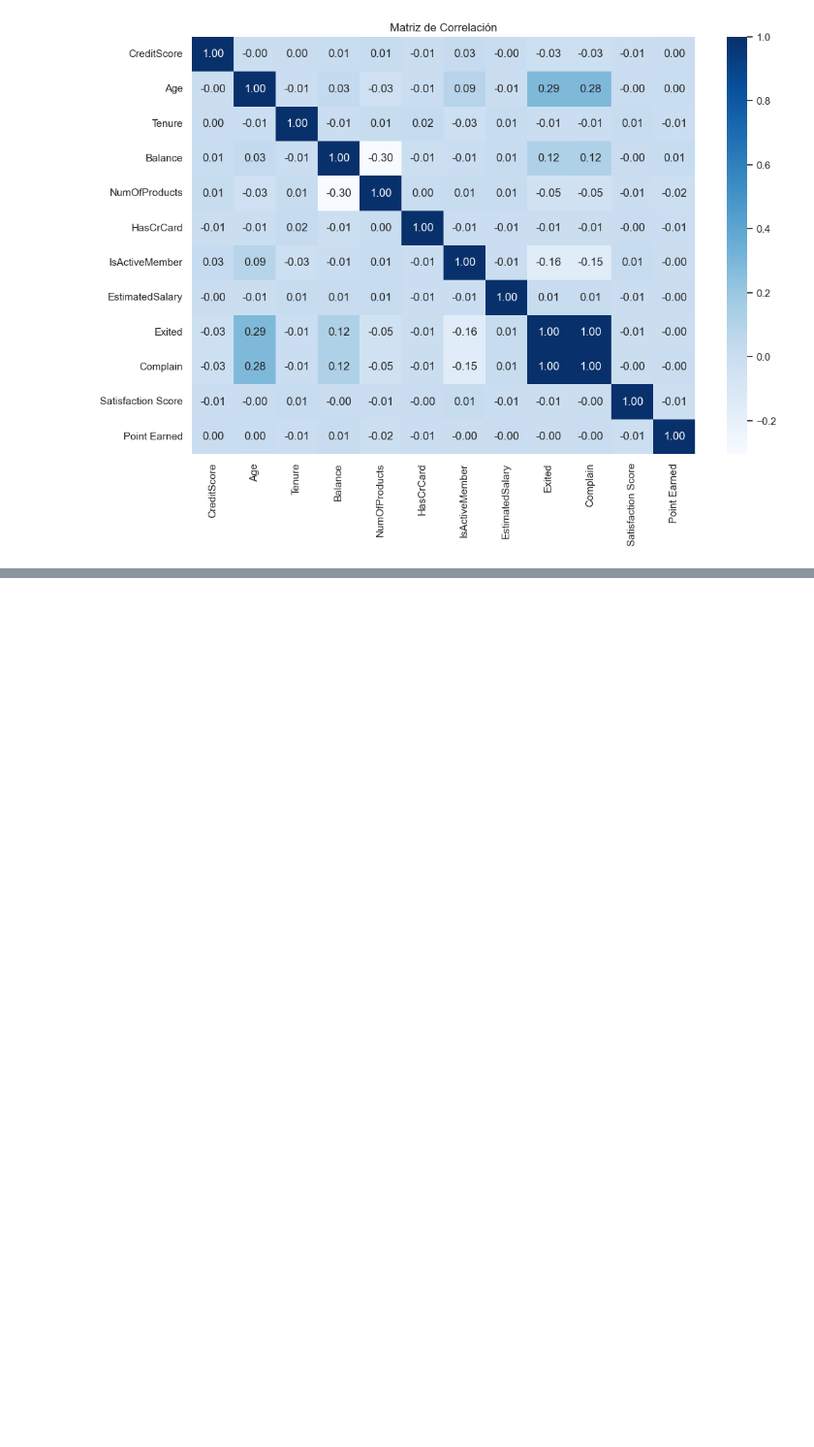
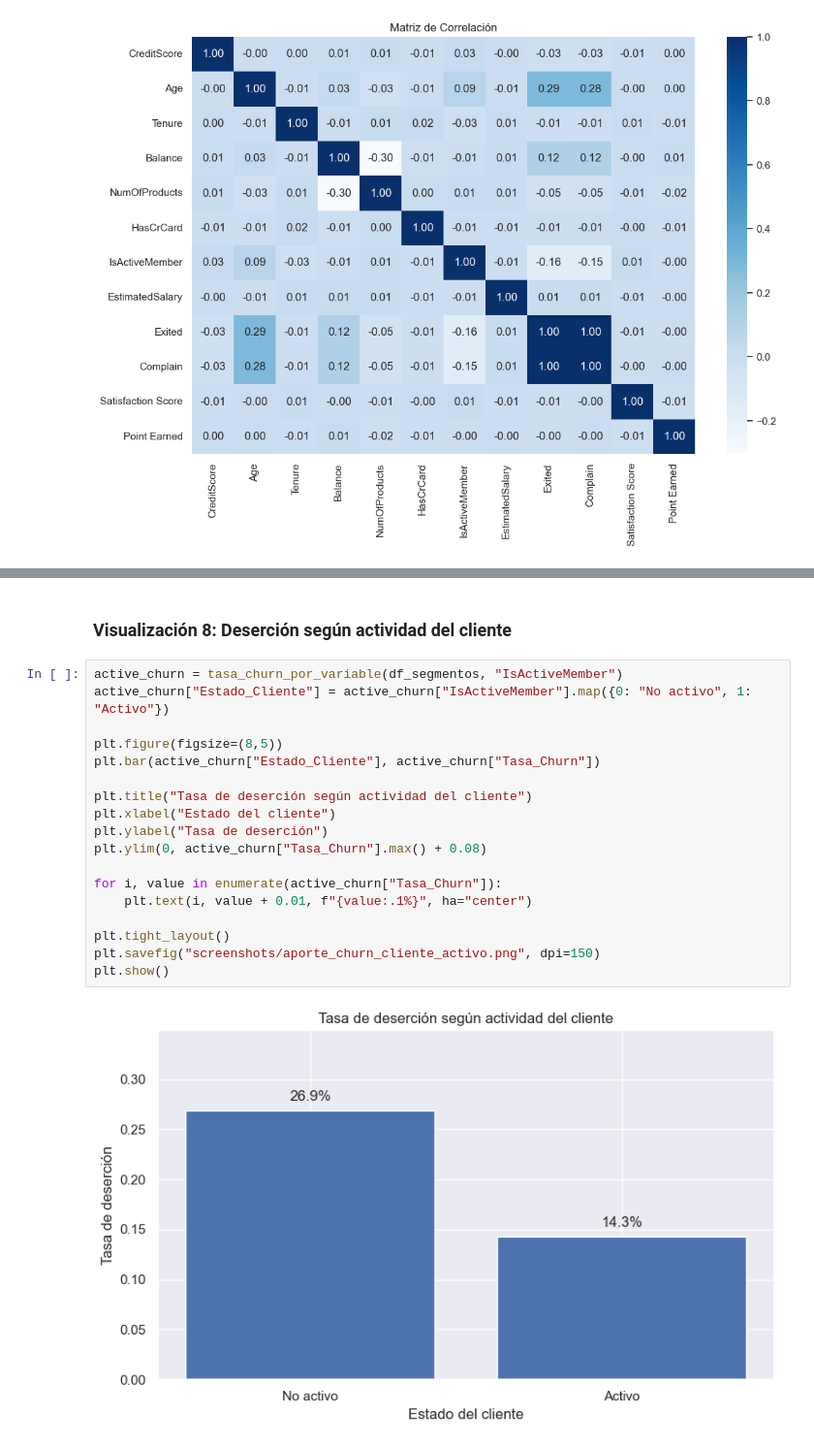
Before and after one commit to vysery98/laboratorio-3, a Jupyter notebook: main.ipynb, the cells around one changed output, grey strips where cells are left out. Shown at 97% size. Cells and saved outputs as stored; diff of their text form; blank space fills up the shorter version.

```diff
--- a/main.ipynb
+++ b/main.ipynb
@@ -175,0 +287,22 @@ plt.show()
+# %% [markdown]
+### Visualización 8: Deserción según actividad del cliente
+# %%
+active_churn = tasa_churn_por_variable(df_segmentos, "IsActiveMember")
+active_churn["Estado_Cliente"] = active_churn["IsActiveMember"].map({0: "No activo", 1: "Activo"})
+
+plt.figure(figsize=(8,5))
+plt.bar(active_churn["Estado_Cliente"], active_churn["Tasa_Churn"])
+
+plt.title("Tasa de deserción según actividad del cliente")
+plt.xlabel("Estado del cliente")
+plt.ylabel("Tasa de deserción")
+plt.ylim(0, active_churn["Tasa_Churn"].max() + 0.08)
+
+for i, value in enumerate(active_churn["Tasa_Churn"]):
+    plt.text(i, value + 0.01, f"{value:.1%}", ha="center")
+
+plt.tight_layout()
+plt.savefig("screenshots/aporte_churn_cliente_activo.png", dpi=150)
+plt.show()
+# %% [output]
+[figure, added]
```
Also changed, not shown: parts of 16 cells of this notebook, 4 other files.
